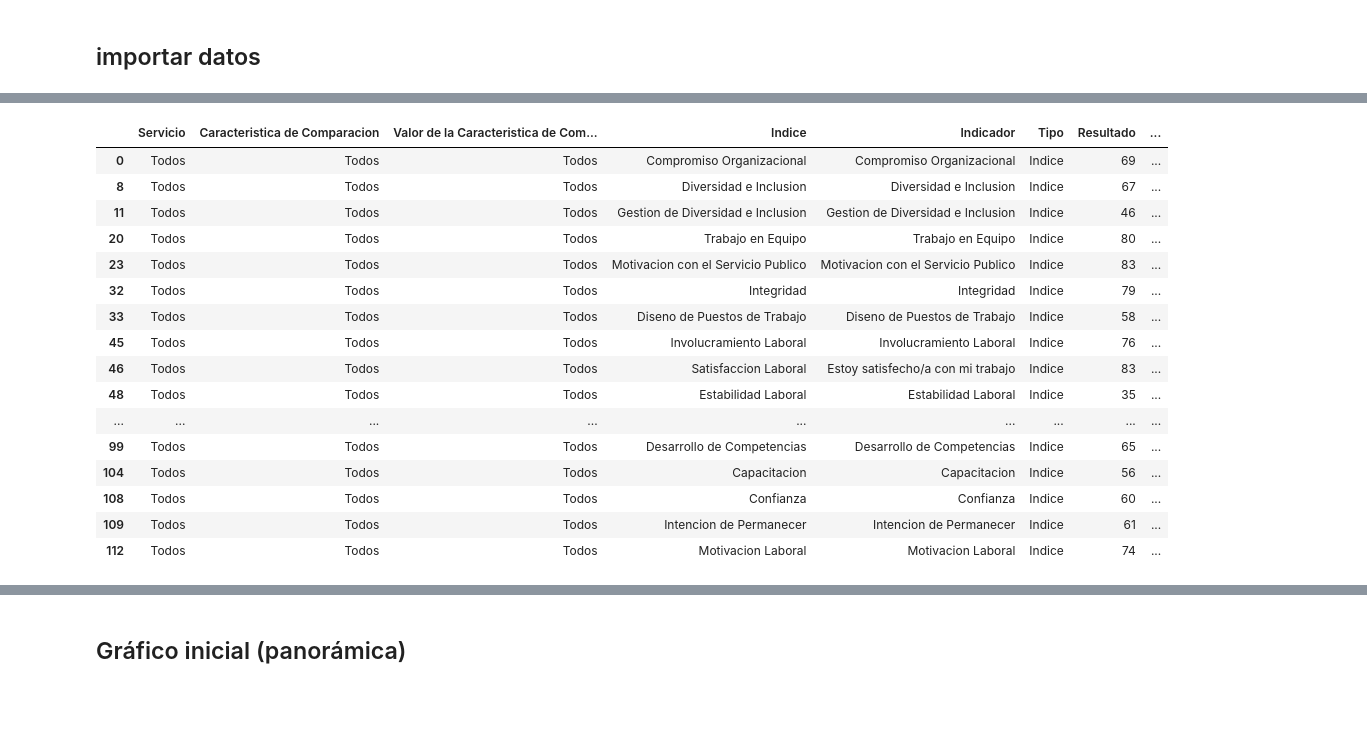
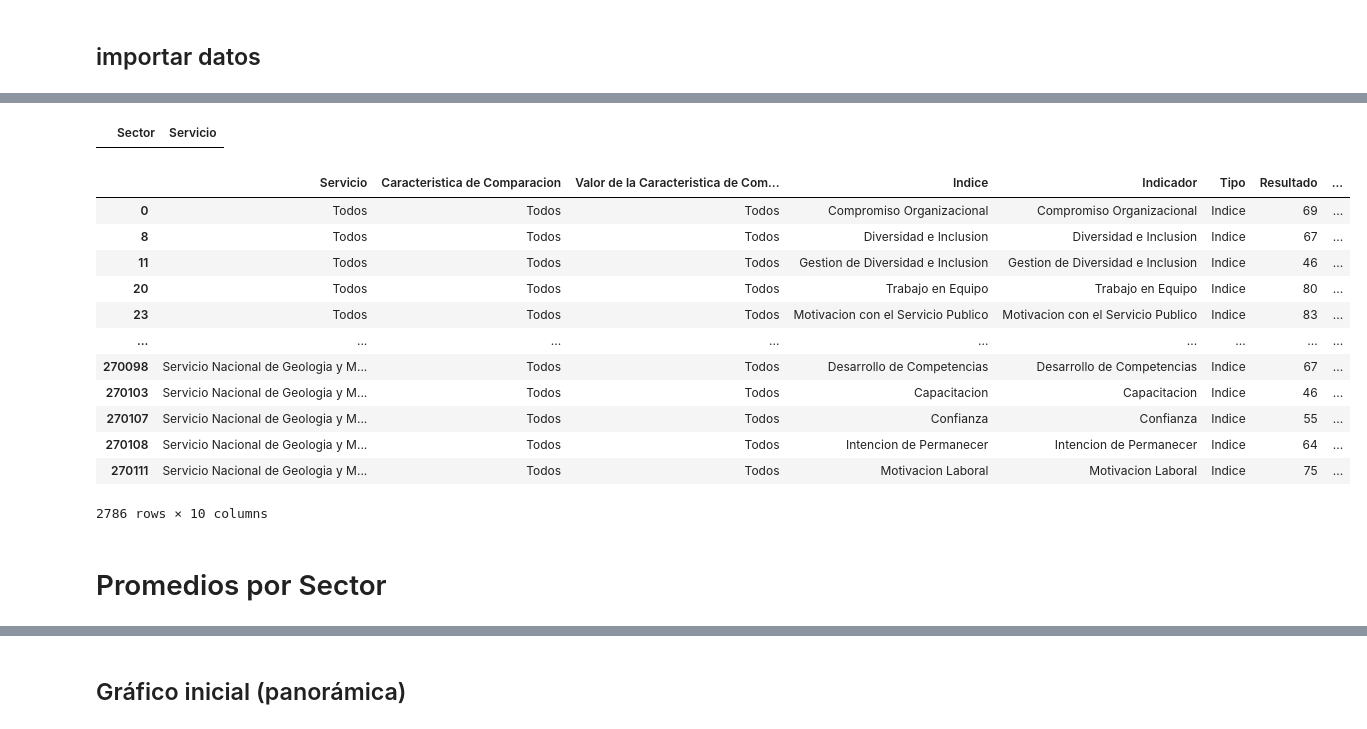
Before and after one commit to cgonzalezavalos/encuesta, a Jupyter notebook: EncuestaFuncionariosPublicos.ipynb, the cells around one changed output, grey strips where cells are left out. Drawn from its saved outputs; the diff is of its cells as text; code cells hidden in the pictures; blank space fills up the shorter version.

Commit message:
agregar filtros base de promedios

```diff
--- a/EncuestaFuncionariosPublicos.ipynb
+++ b/EncuestaFuncionariosPublicos.ipynb
@@ -102,22 +62,25 @@ array(['Compromiso Organizacional', 'Diversidad e Inclusion',
+# %%
+min_serv=df[['Sector', 'Servicio']].drop_duplicates()
+min_serv[df.Sector.isna()]
+# %% [output]
+|  | Sector | Servicio |
 # %%
-df_resumen_indicaores=df.query("`Servicio`=='Todos' & `Caracteristica de Comparacion`=='Todos' & Tipo=='Indice'") #`Indice` == 'Satisfaccion Laboral' &
+df_resumen_indicadores=df.query("`Caracteristica de Comparacion`=='Todos' & Tipo=='Indice' & Resultado!='Respuentas Insuffientes (<10)'") #`Indice` == 'Satisfaccion Laboral' &  `Servicio`=='Todos' &
+df_resumen_indicadores
 #df_resumen_indicaores.query("Servicio=='Comision Chilena del Cobre'")
-df_resumen_indicaores
 # %% [output]
 |  | Servicio | Caracteristica de Comparacion | Valor de la Caracteristica de Com... | Indice | Indicador | Tipo | Resultado | ... |
 | 0 | Todos | Todos | Todos | Compromiso Organizacional | Compromiso Organizacional | Indice | 69 | ... |
 | 8 | Todos | Todos | Todos | Diversidad e Inclusion | Diversidad e Inclusion | Indice | 67 | ... |
 | 11 | Todos | Todos | Todos | Gestion de Diversidad e Inclusion | Gestion de Diversidad e Inclusion | Indice | 46 | ... |
 | 20 | Todos | Todos | Todos | Trabajo en Equipo | Trabajo en Equipo | Indice | 80 | ... |
 | 23 | Todos | Todos | Todos | Motivacion con el Servicio Publico | Motivacion con el Servicio Publico | Indice | 83 | ... |
-| 32 | Todos | Todos | Todos | Integridad | Integridad | Indice | 79 | ... |
-| 33 | Todos | Todos | Todos | Diseno de Puestos de Trabajo | Diseno de Puestos de Trabajo | Indice | 58 | ... |
-| 45 | Todos | Todos | Todos | Involucramiento Laboral | Involucramiento Laboral | Indice | 76 | ... |
-| 46 | Todos | Todos | Todos | Satisfaccion Laboral | Estoy satisfecho/a con mi trabajo | Indice | 83 | ... |
-| 48 | Todos | Todos | Todos | Estabilidad Laboral | Estabilidad Laboral | Indice | 35 | ... |
 | ... | ... | ... | ... | ... | ... | ... | ... | ... |
-| 99 | Todos | Todos | Todos | Desarrollo de Competencias | Desarrollo de Competencias | Indice | 65 | ... |
-| 104 | Todos | Todos | Todos | Capacitacion | Capacitacion | Indice | 56 | ... |
-| 108 | Todos | Todos | Todos | Confianza | Confianza | Indice | 60 | ... |
-| 109 | Todos | Todos | Todos | Intencion de Permanecer | Intencion de Permanecer | Indice | 61 | ... |
-| 112 | Todos | Todos | Todos | Motivacion Laboral | Motivacion Laboral | Indice | 74 | ... |
+| 270098 | Servicio Nacional de Geologia y M... | Todos | Todos | Desarrollo de Competencias | Desarrollo de Competencias | Indice | 67 | ... |
+| 270103 | Servicio Nacional de Geologia y M... | Todos | Todos | Capacitacion | Capacitacion | Indice | 46 | ... |
+| 270107 | Servicio Nacional de Geologia y M... | Todos | Todos | Confianza | Confianza | Indice | 55 | ... |
+| 270108 | Servicio Nacional de Geologia y M... | Todos | Todos | Intencion de Permanecer | Intencion de Permanecer | Indice | 64 | ... |
+| 270111 | Servicio Nacional de Geologia y M... | Todos | Todos | Motivacion Laboral | Motivacion Laboral | Indice | 75 | ... |
+2786 rows × 10 columns
+# %% [markdown]
+# Promedios por Sector
```
Also changed, not shown: parts of 12 cells of this notebook, 2 other files.
